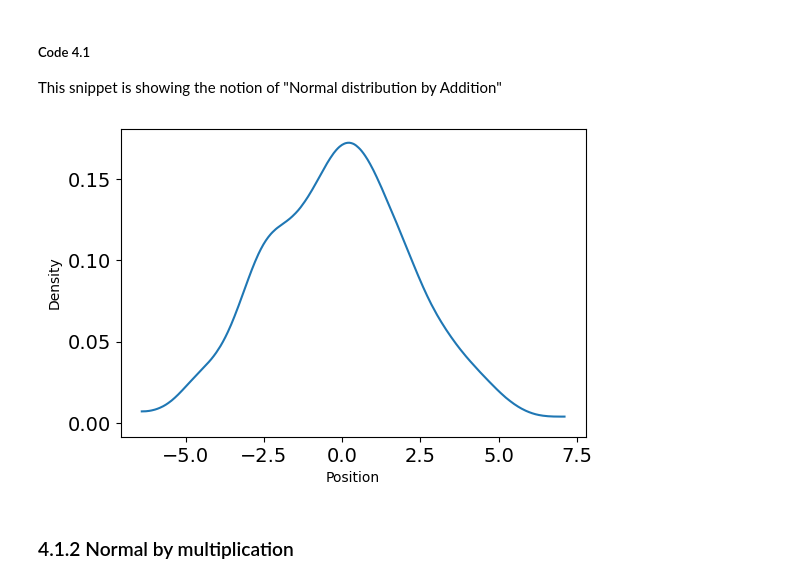
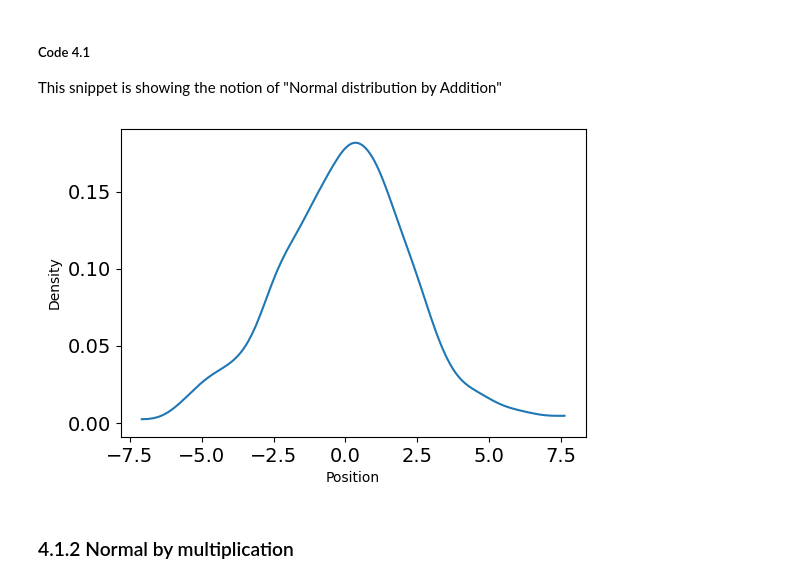
Before and after one commit to qpsy/rethinking-tfp2, a Jupyter notebook: 04_geocentric_models2.ipynb, the cells around one changed output. Cells and saved outputs as stored; diff of their text form; code cells hidden in the pictures.

```diff
--- a/04_geocentric_models2.ipynb
+++ b/04_geocentric_models2.ipynb
@@ -22,3 +28,10 @@ def plot_density(positions, x_label="Position", y_label="Density"):
     plt.ylabel(y_label)
 # %%
 plt.rcParams['figure.figsize'] = [6, 4]
+# %%
+# generate a key
+# jax.random.key (new version of jax.random.PRNGKey)
+#   not working with tfp.substrates.jax.mcmc
+def a_key():
+    # return jax.random.key(random.randint(0, 1000_000))
+    return jax.random.PRNGKey(random.randint(0, 1000_000))
@@ -32,10 +53,10 @@ plt.rcParams['figure.figsize'] = [6, 4]
 This snippet is showing the notion of "Normal distribution by Addition"
 # %%
 u1 = tfd.Uniform(low=-1.0, high=1.0)
-pos = jnp.sum(u1.sample(sample_shape=(16, 1000), seed=random.PRNGKey(0)), axis=0)
+pos = jnp.sum(u1.sample(sample_shape=(16, 1000), seed=a_key()), axis=0)
 plot_density(pos)
 # %% [output]
-[figure, old version]
+[figure, new version]
 # %% [markdown]
 ### 4.1.2 Normal by multiplication
 # %% [markdown]
```
Also changed, not shown: parts of 47 cells of this notebook, 1 other file.
